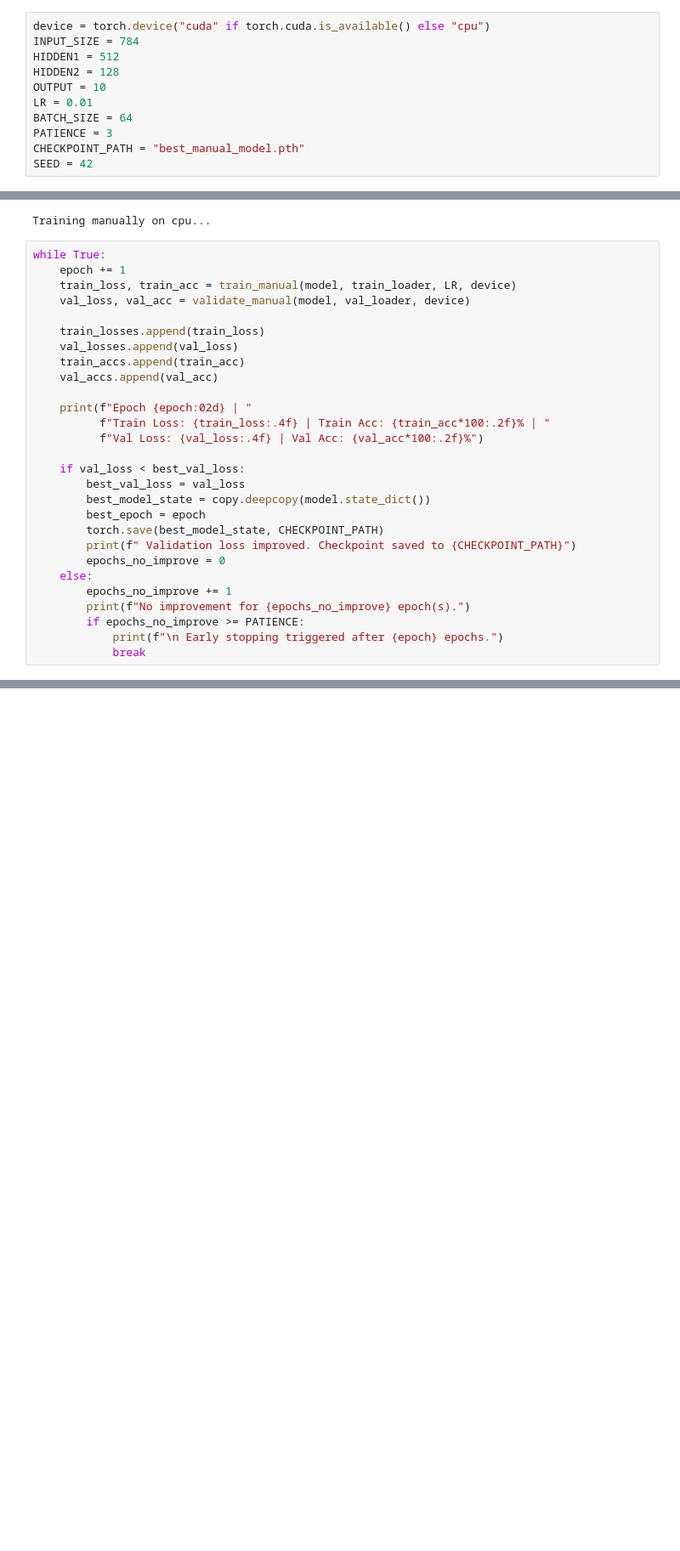
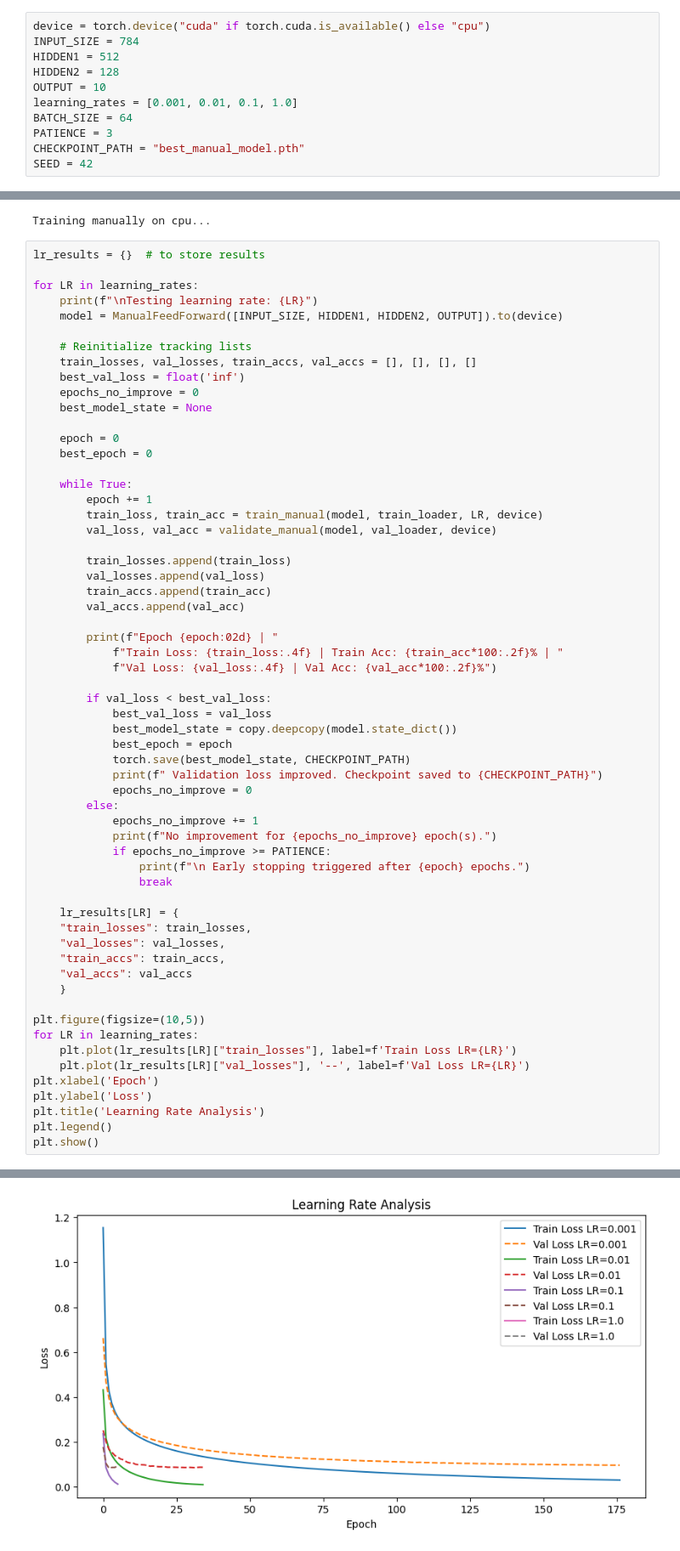
Before and after one commit to John-Nakhla/Logistic_regression_and_neural_networks_project, a Jupyter notebook: neural_network.ipynb, the cells around one changed output, grey strips where cells are left out. Shown: that part at 85% size. Saved outputs shown, nothing was run; the diff lists cells and outputs as text; blank space fills up the shorter version.

Commit message:
added learning rates

```diff
--- a/neural_network.ipynb
+++ b/neural_network.ipynb
@@ -105,7 +105,7 @@ INPUT_SIZE = 784
 HIDDEN1 = 512
 HIDDEN2 = 128
 OUTPUT = 10
-LR = 0.01
+learning_rates = [0.001, 0.01, 0.1, 1.0]
 BATCH_SIZE = 64
 PATIENCE = 3
 CHECKPOINT_PATH = "best_manual_model.pth"
@@ -131,31 +131,63 @@ print(f"Training manually on {device}...\n")
 # %% [output]
 Training manually on cpu...
 # %%
-while True:
-    epoch += 1
-    train_loss, train_acc = train_manual(model, train_loader, LR, device)
-    val_loss, val_acc = validate_manual(model, val_loader, device)
+lr_results = {}  # to store results
 
-    train_losses.append(train_loss)
-    val_losses.append(val_loss)
-    train_accs.append(train_acc)
-    val_accs.append(val_acc)
+for LR in learning_rates:
+    print(f"\nTesting learning rate: {LR}")
+    model = ManualFeedForward([INPUT_SIZE, HIDDEN1, HIDDEN2, OUTPUT]).to(device)
 
-    print(f"Epoch {epoch:02d} | "
-          f"Train Loss: {train_loss:.4f} | Train Acc: {train_acc*100:.2f}% | "
-          f"Val Loss: {val_loss:.4f} | Val Acc: {val_acc*100:.2f}%")
+    # Reinitialize tracking lists
+    train_losses, val_losses, train_accs, val_accs = [], [], [], []
+    best_val_loss = float('inf')
+    epochs_no_improve = 0
+    best_model_state = None
 
-    if val_loss < best_val_loss:
-        best_val_loss = val_loss
-        best_model_state = copy.deepcopy(model.state_dict())
-        best_epoch = epoch
-        torch.save(best_model_state, CHECKPOINT_PATH)
-        print(f" Validation loss improved. Checkpoint saved to {CHECKPOINT_PATH}")
-        epochs_no_improve = 0
-    else:
-        epochs_no_improve += 1
-        print(f"No improvement for {epochs_no_improve} epoch(s).")
-        if epochs_no_improve >= PATIENCE:
-            print(f"\n Early stopping triggered after {epoch} epochs.")
-            break
+    epoch = 0
+    best_epoch = 0
+
+    while True:
+        epoch += 1
+        train_loss, train_acc = train_manual(model, train_loader, LR, device)
+        val_loss, val_acc = validate_manual(model, val_loader, device)
+
+        train_losses.append(train_loss)
+        val_losses.append(val_loss)
+        train_accs.append(train_acc)
+        val_accs.append(val_acc)
+
+        print(f"Epoch {epoch:02d} | "
+            f"Train Loss: {train_loss:.4f} | Train Acc: {train_acc*100:.2f}% | "
+            f"Val Loss: {val_loss:.4f} | Val Acc: {val_acc*100:.2f}%")
+
+        if val_loss < best_val_loss:
+            best_val_loss = val_loss
+            best_model_state = copy.deepcopy(model.state_dict())
+            best_epoch = epoch
+            torch.save(best_model_state, CHECKPOINT_PATH)
+            print(f" Validation loss improved. Checkpoint saved to {CHECKPOINT_PATH}")
+            epochs_no_improve = 0
+        else:
+            epochs_no_improve += 1
+            print(f"No improvement for {epochs_no_improve} epoch(s).")
+            if epochs_no_improve >= PATIENCE:
+                print(f"\n Early stopping triggered after {epoch} epochs.")
+                break
+
+    lr_results[LR] = {
+    "train_losses": train_losses,
+    "val_losses": val_losses,
+    "train_accs": train_accs,
+    "val_accs": val_accs
+    }
+
+plt.figure(figsize=(10,5))
+for LR in learning_rates:
+    plt.plot(lr_results[LR]["train_losses"], label=f'Train Loss LR={LR}')
+    plt.plot(lr_results[LR]["val_losses"], '--', label=f'Val Loss LR={LR}')
+plt.xlabel('Epoch')
+plt.ylabel('Loss')
+plt.title('Learning Rate Analysis')
+plt.legend()
+plt.show()
 # %% [output]
@@ -179,3 +211,4 @@ No improvement for 3 epoch(s).
+[figure, added]
 # %%
 if best_model_state is not None:
     print(f"\n Restoring best model from epoch {best_epoch} with val loss {best_val_loss:.4f}.")
```
Also changed, not shown: parts of 2 cells of this notebook.
